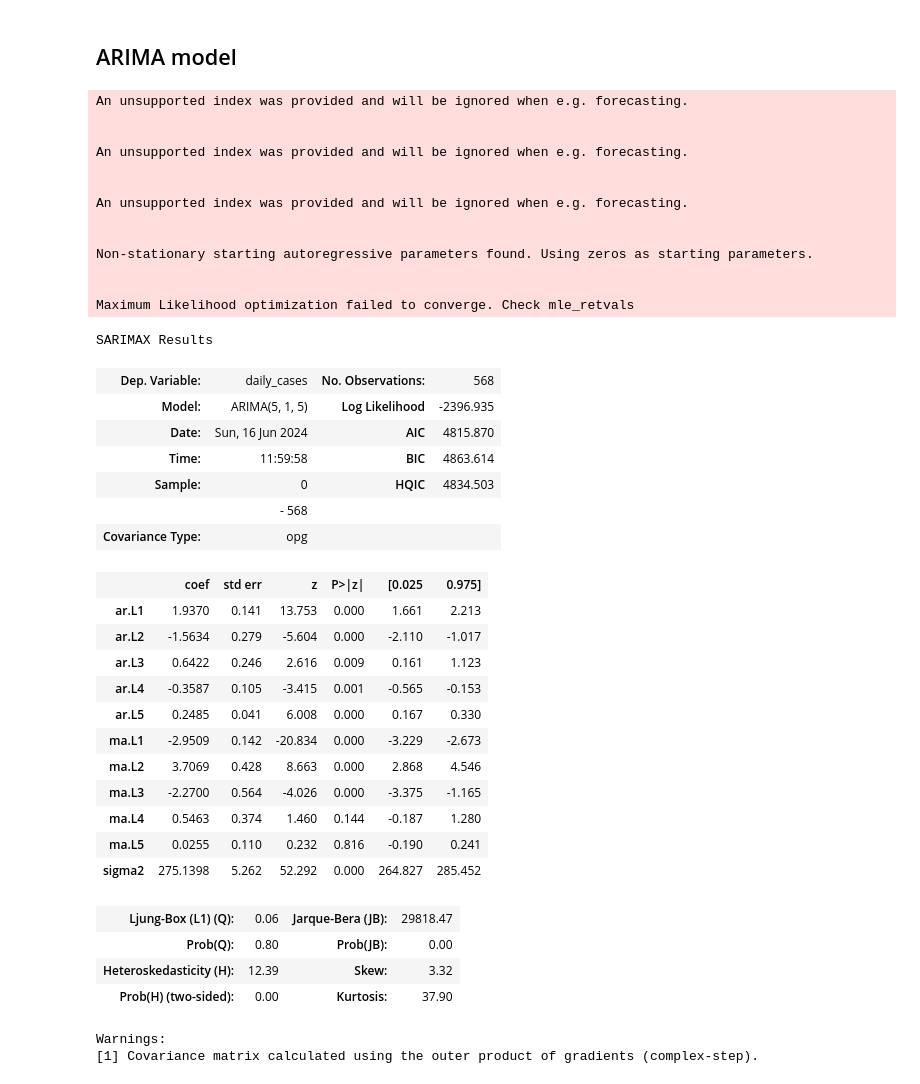
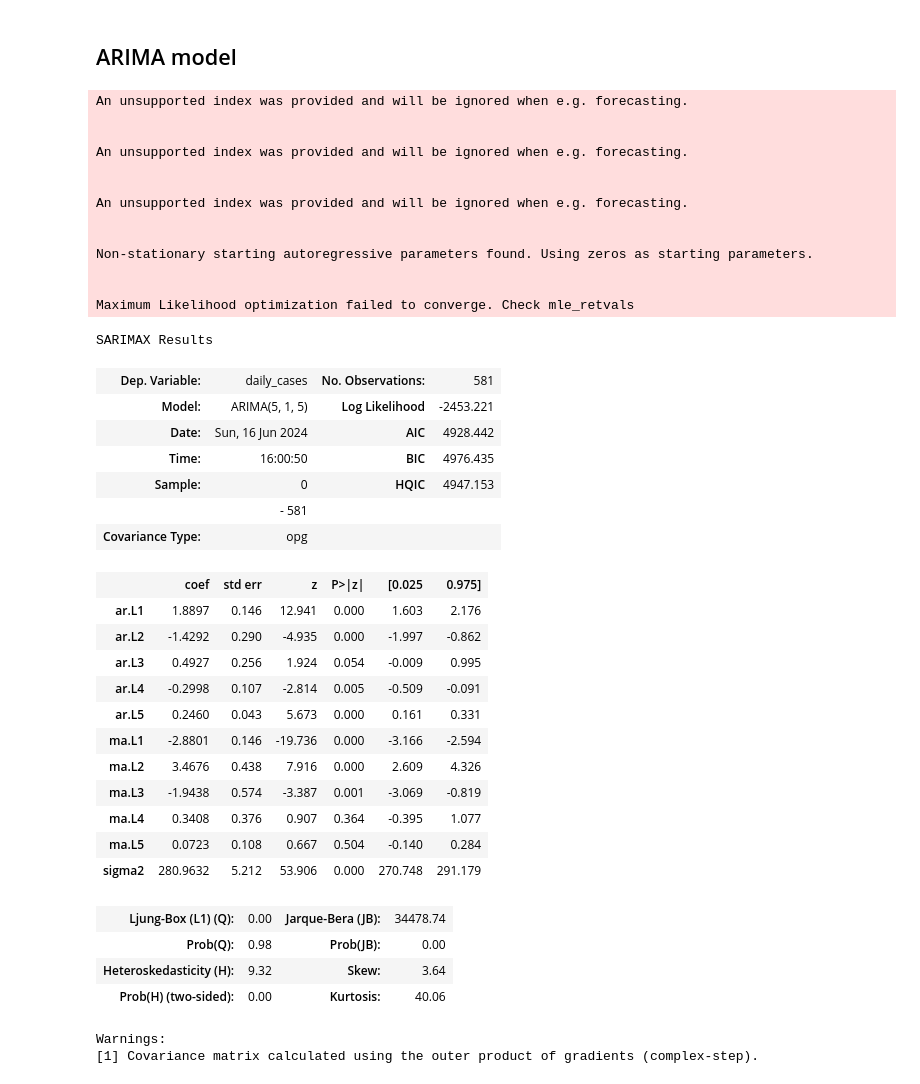
Before and after one commit to NguyenDucAnforwork/applied_statistics_prj, a Jupyter notebook: model/model.ipynb, the cells around one changed output. Drawn from its saved outputs; the diff is of its cells as text; code cells hidden in the pictures.

```diff
--- a/model/model.ipynb
+++ b/model/model.ipynb
@@ -85,6 +89,8 @@ transit_stations         545
 workplaces               906
 residential_change       545
 dtype: int64
+# %%
+df = df.dropna()
 # %%
 df.dtypes
 # %% [output]
@@ -1209,48 +1219,48 @@ plt.show()
 ## ARIMA model
 # %%
 # Fit the ARIMA model
-model = ARIMA(df_cleaned['daily_cases'], order=(5, 1, 5))
+model = ARIMA(df['daily_cases'], order=(5, 1, 5))
 model_fit = model.fit()
 
 # Print the model summary
 (model_fit.summary())
 # %% [output]
 An unsupported index was provided and will be ignored when e.g. forecasting.
 
 
 An unsupported index was provided and will be ignored when e.g. forecasting.
 
 
 An unsupported index was provided and will be ignored when e.g. forecasting.
 
 
 Non-stationary starting autoregressive parameters found. Using zeros as starting parameters.
 
 
 Maximum Likelihood optimization failed to converge. Check mle_retvals
 SARIMAX Results
-| Dep. Variable: | daily_cases | No. Observations: | 568 |
-| Model: | ARIMA(5, 1, 5) | Log Likelihood | -2396.935 |
-| Date: | Sun, 16 Jun 2024 | AIC | 4815.870 |
-| Time: | 11:59:58 | BIC | 4863.614 |
-| Sample: | 0 | HQIC | 4834.503 |
-|  | - 568 |  |  |
+| Dep. Variable: | daily_cases | No. Observations: | 581 |
+| Model: | ARIMA(5, 1, 5) | Log Likelihood | -2453.221 |
+| Date: | Sun, 16 Jun 2024 | AIC | 4928.442 |
+| Time: | 16:00:50 | BIC | 4976.435 |
+| Sample: | 0 | HQIC | 4947.153 |
+|  | - 581 |  |  |
 | Covariance Type: | opg |  |  |
 |  | coef | std err | z | P>|z| | [0.025 | 0.975] |
-| ar.L1 | 1.9370 | 0.141 | 13.753 | 0.000 | 1.661 | 2.213 |
-| ar.L2 | -1.5634 | 0.279 | -5.604 | 0.000 | -2.110 | -1.017 |
-| ar.L3 | 0.6422 | 0.246 | 2.616 | 0.009 | 0.161 | 1.123 |
-| ar.L4 | -0.3587 | 0.105 | -3.415 | 0.001 | -0.565 | -0.153 |
-| ar.L5 | 0.2485 | 0.041 | 6.008 | 0.000 | 0.167 | 0.330 |
-| ma.L1 | -2.9509 | 0.142 | -20.834 | 0.000 | -3.229 | -2.673 |
-| ma.L2 | 3.7069 | 0.428 | 8.663 | 0.000 | 2.868 | 4.546 |
-| ma.L3 | -2.2700 | 0.564 | -4.026 | 0.000 | -3.375 | -1.165 |
-| ma.L4 | 0.5463 | 0.374 | 1.460 | 0.144 | -0.187 | 1.280 |
-| ma.L5 | 0.0255 | 0.110 | 0.232 | 0.816 | -0.190 | 0.241 |
-| sigma2 | 275.1398 | 5.262 | 52.292 | 0.000 | 264.827 | 285.452 |
+| ar.L1 | 1.8897 | 0.146 | 12.941 | 0.000 | 1.603 | 2.176 |
+| ar.L2 | -1.4292 | 0.290 | -4.935 | 0.000 | -1.997 | -0.862 |
+| ar.L3 | 0.4927 | 0.256 | 1.924 | 0.054 | -0.009 | 0.995 |
+| ar.L4 | -0.2998 | 0.107 | -2.814 | 0.005 | -0.509 | -0.091 |
+| ar.L5 | 0.2460 | 0.043 | 5.673 | 0.000 | 0.161 | 0.331 |
+| ma.L1 | -2.8801 | 0.146 | -19.736 | 0.000 | -3.166 | -2.594 |
+| ma.L2 | 3.4676 | 0.438 | 7.916 | 0.000 | 2.609 | 4.326 |
+| ma.L3 | -1.9438 | 0.574 | -3.387 | 0.001 | -3.069 | -0.819 |
+| ma.L4 | 0.3408 | 0.376 | 0.907 | 0.364 | -0.395 | 1.077 |
+| ma.L5 | 0.0723 | 0.108 | 0.667 | 0.504 | -0.140 | 0.284 |
+| sigma2 | 280.9632 | 5.212 | 53.906 | 0.000 | 270.748 | 291.179 |
-| Ljung-Box (L1) (Q): | 0.06 | Jarque-Bera (JB): | 29818.47 |
-| Prob(Q): | 0.80 | Prob(JB): | 0.00 |
-| Heteroskedasticity (H): | 12.39 | Skew: | 3.32 |
-| Prob(H) (two-sided): | 0.00 | Kurtosis: | 37.90 |
+| Ljung-Box (L1) (Q): | 0.00 | Jarque-Bera (JB): | 34478.74 |
+| Prob(Q): | 0.98 | Prob(JB): | 0.00 |
+| Heteroskedasticity (H): | 9.32 | Skew: | 3.64 |
+| Prob(H) (two-sided): | 0.00 | Kurtosis: | 40.06 |
 Warnings:
 [1] Covariance matrix calculated using the outer product of gradients (complex-step).
```
Also changed, not shown: parts of 23 cells of this notebook, 2 other files.
